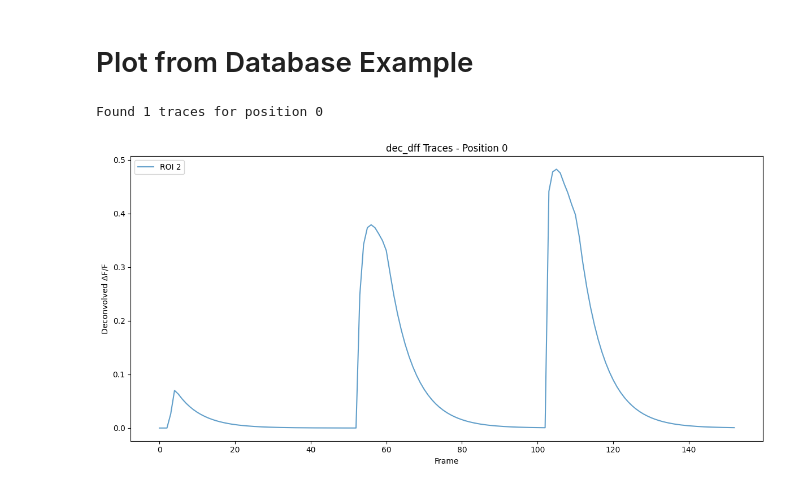
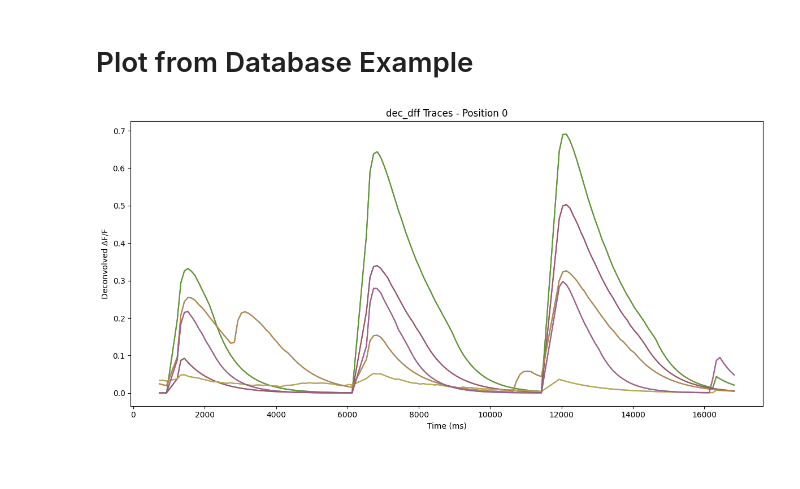
Before and after one commit to fdrgsp/cali, a Jupyter notebook: src/cali/sqlmodel/examples/examples_plot_from_database.ipynb, the cells around one changed output. Saved outputs shown, nothing was run; the diff lists cells and outputs as text; code cells hidden in the pictures.

```diff
--- a/src/cali/sqlmodel/examples/examples_plot_from_database.ipynb
+++ b/src/cali/sqlmodel/examples/examples_plot_from_database.ipynb
@@ -14,43 +10,37 @@ database_path = "/Users/fdrgsp/Documents/git/cali/tests/test_data/evoked/evk_ana
 engine = create_engine(f"sqlite:///{database_path}")
 # %%
-# Query all traces for position 0 in a single efficient query
 with Session(engine) as session:
-    # Join Traces -> ROI -> FOV and filter by position_index
-    statement = (
-        select(Traces)
-        .join(ROI)
-        .join(FOV)
-        .where(FOV.position_index == 0)
-        .where(ROI.label_value == 2)
-    )
+
+    analysis_id = 3
+
+    statement = select(Traces).where(Traces.analysis_result_id == analysis_id)
 
     traces_list = session.exec(statement).all()
 
     # Plot all dec_dff traces
     fig, ax = plt.subplots(figsize=(12, 6))
 
     for trace in traces_list:
         if trace.dec_dff is not None:
             # Use x_axis if available, otherwise use frame numbers
             x_data = (
                 trace.x_axis
                 if trace.x_axis is not None
                 else list(range(len(trace.dec_dff)))
             )
             ax.plot(
                 x_data,
                 trace.dec_dff,
                 label=f"ROI {trace.roi.label_value}",
                 alpha=0.7,
             )
 
     x_label = "Time (ms)" if traces_list and traces_list[0].x_axis else "Frame"
     ax.set_xlabel(x_label)
     ax.set_ylabel("Deconvolved ΔF/F")
     ax.set_title("dec_dff Traces - Position 0")
-    ax.legend(loc="upper left")
+    # ax.legend(loc="upper left")
     plt.tight_layout()
     plt.show()
 # %% [output]
-Found 1 traces for position 0
-[figure, old version]
+[figure, new version]
```
Also changed, not shown: parts of 2 cells of this notebook, 13 other files.
